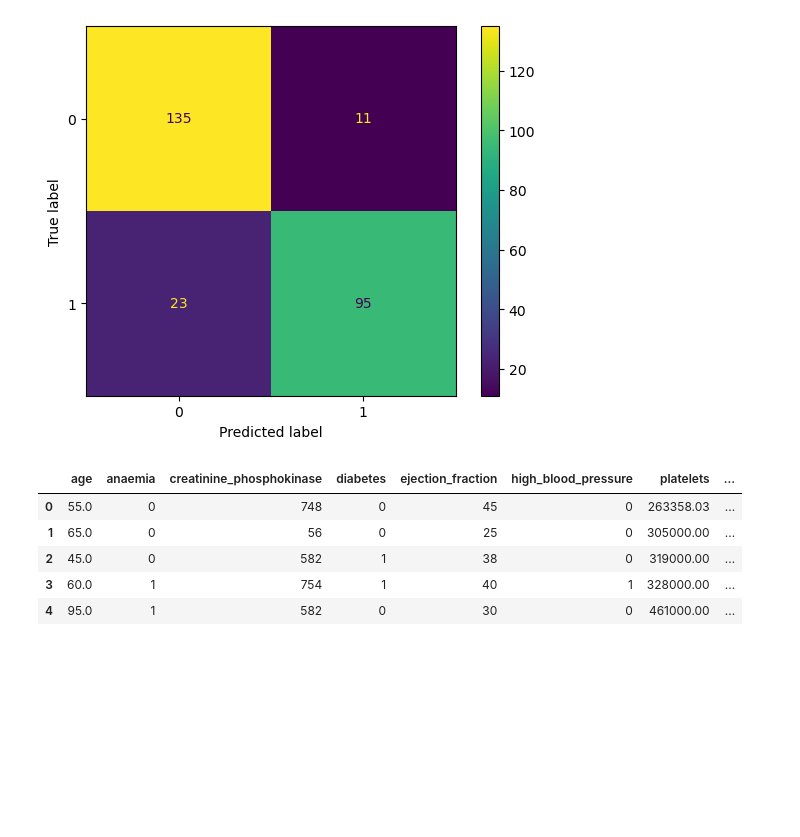
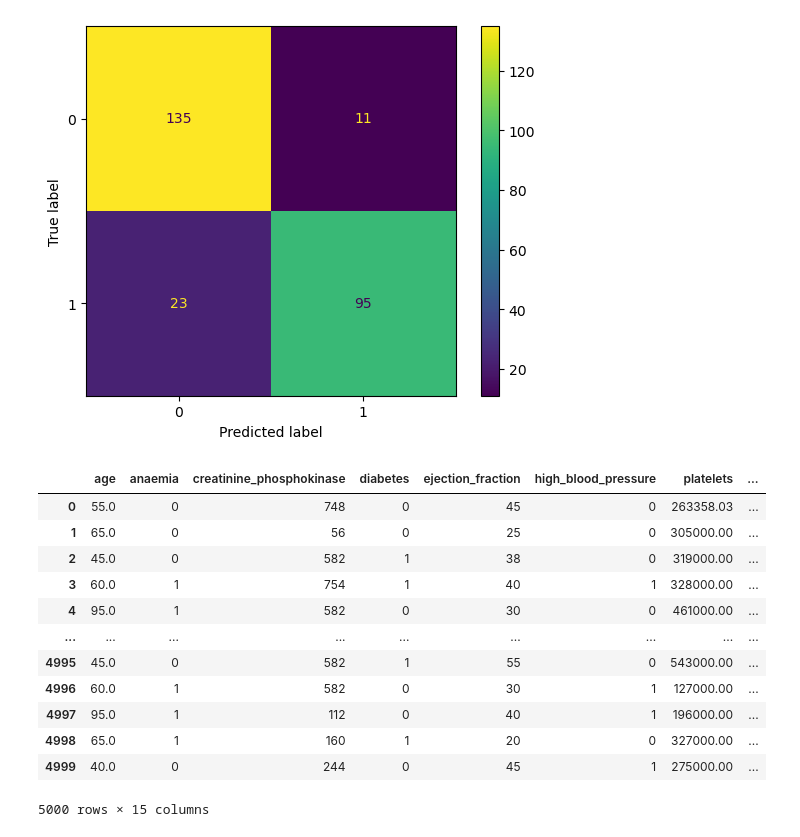
Before and after one commit to Omnicode786/Cis-2024-Muzammil, a Jupyter notebook: ML/Diabetes_prediction.ipynb, the cells around one changed output. Drawn from its saved outputs; the diff is of its cells as text; code cells hidden in the pictures; blank space fills up the shorter version.

```diff
--- a/ML/Diabetes_prediction.ipynb
+++ b/ML/Diabetes_prediction.ipynb
@@ -306,25 +306,32 @@ print("Model saved!")
 # %%
 import numpy as np
 
 np.random.seed(42)
 
 new_data = pd.read_csv('heart_failure_clinical_records.csv')
 new_data.drop(columns = 'diabetes')
 X_new = new_data[feature_columns]
 
 probs = best_model.predict_proba(X_new)[:, 1]
 preds = (probs >= best_threshold).astype(int)
 
 new_data["diabetes_probability"] = probs
 new_data["diabetes_prediction"] = preds
 
 new_data.to_csv("diabetes_predictions.csv", index=False)
 
-display(new_data.head())
+display(new_data)
 # %% [output]
 |  | age | anaemia | creatinine_phosphokinase | diabetes | ejection_fraction | high_blood_pressure | platelets | ... |
 | 0 | 55.0 | 0 | 748 | 0 | 45 | 0 | 263358.03 | ... |
 | 1 | 65.0 | 0 | 56 | 0 | 25 | 0 | 305000.00 | ... |
 | 2 | 45.0 | 0 | 582 | 1 | 38 | 0 | 319000.00 | ... |
 | 3 | 60.0 | 1 | 754 | 1 | 40 | 1 | 328000.00 | ... |
 | 4 | 95.0 | 1 | 582 | 0 | 30 | 0 | 461000.00 | ... |
+| ... | ... | ... | ... | ... | ... | ... | ... | ... |
+| 4995 | 45.0 | 0 | 582 | 1 | 55 | 0 | 543000.00 | ... |
+| 4996 | 60.0 | 1 | 582 | 0 | 30 | 1 | 127000.00 | ... |
+| 4997 | 95.0 | 1 | 112 | 0 | 40 | 1 | 196000.00 | ... |
+| 4998 | 65.0 | 1 | 160 | 1 | 20 | 0 | 327000.00 | ... |
+| 4999 | 40.0 | 0 | 244 | 0 | 45 | 1 | 275000.00 | ... |
+5000 rows × 15 columns
```
Also changed, not shown: parts of 2 cells of this notebook.
